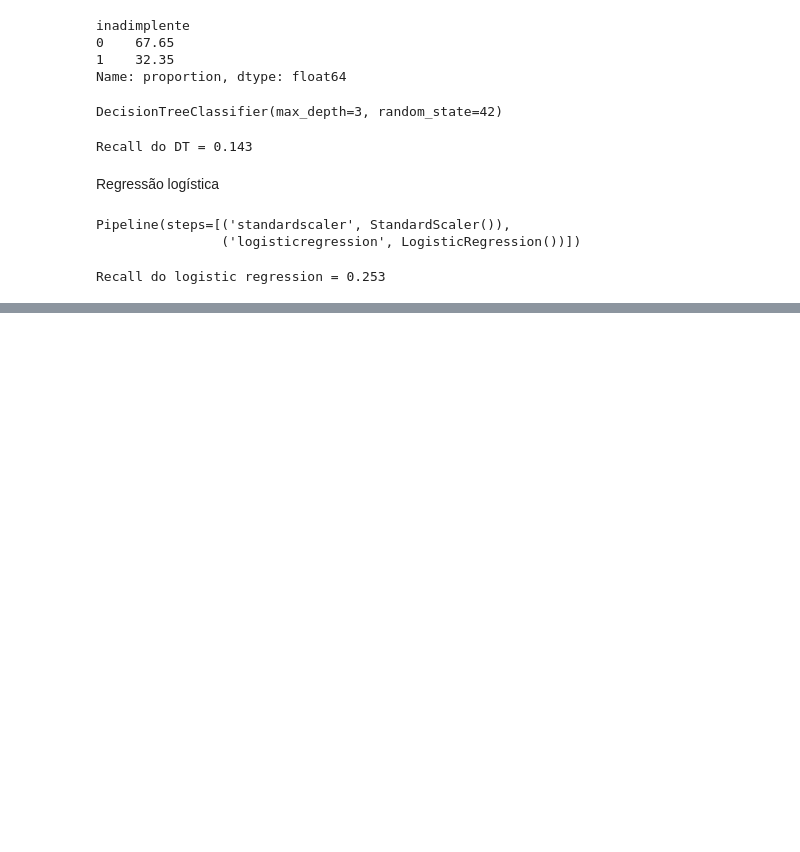
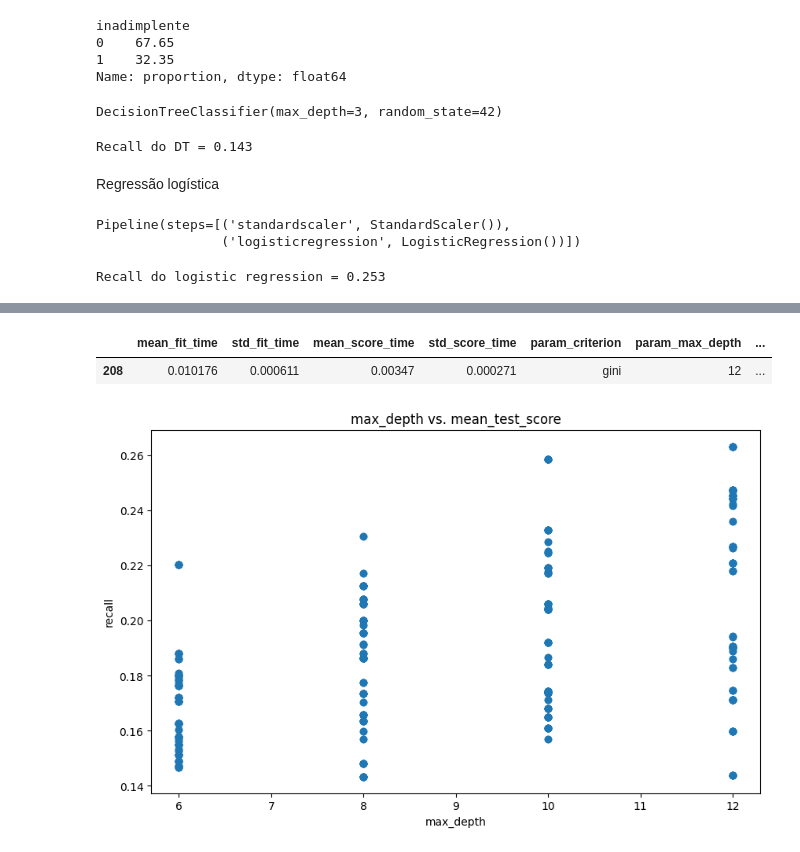
Before and after one commit to Vagnerkrg/class-dados-com-ml, a Jupyter notebook: otimizacao_modelos.ipynb, the cells around one changed output, grey strips where cells are left out. Saved outputs shown, nothing was run; the diff lists cells and outputs as text; code cells hidden in the pictures; blank space fills up the shorter version.

```diff
--- a/otimizacao_modelos.ipynb
+++ b/otimizacao_modelos.ipynb
@@ -114,0 +294,6 @@ Recall do logistic regression = 0.253
+# %%
+# Armazena a tabela com todos os resultados e métricas da validação cruzada em uma nova variável chamada 'df_cv_results_dt'
+df_cv_results_dt = pd.DataFrame(dt_grid_search.cv_results_)
+
+# Exibe as 5 primeiras linhas dessa tabela para analisar os tempos de execução e os scores de cada combinação testada
+df_cv_results_dt.head()
@@ -114,0 +307,32 @@ Recall do logistic regression = 0.253
+# %%
+# Localiza e exibe especificamente a linha da tabela que corresponde ao índice do melhor modelo encontrado pelo Grid Search
+df_cv_results_dt.loc[[dt_grid_search.best_index_]]
+# %% [output]
+|  | mean_fit_time | std_fit_time | mean_score_time | std_score_time | param_criterion | param_max_depth | ... |
+| 208 | 0.010176 | 0.000611 | 0.00347 | 0.000271 | gini | 12 | ... |
+# %%
+# Importa a biblioteca de visualização de gráficos matplotlib.pyplot
+import matplotlib.pyplot as plt
+
+# Configura o tamanho da janela do gráfico para 10 de largura por 6 de altura
+plt.figure(figsize=(10, 6))
+
+# Cria um gráfico de dispersão (scatter plot) cruzando os valores testados de max_depth com as respectivas médias de recall obtidas
+plt.scatter(
+    df_cv_results_dt['param_max_depth'],
+    df_cv_results_dt['mean_test_score'],
+)
+
+# Define o título principal no topo do gráfico indicando as duas variáveis analisadas
+plt.title('max_depth vs. mean_test_score')
+
+# Configura o nome do eixo horizontal (X) para representar a profundidade máxima da árvore
+plt.xlabel('max_depth')
+
+# Configura o nome do eixo vertical (Y) para representar a métrica de recall
+plt.ylabel('recall')
+
+#  Renderiza e exibe o gráfico construído finalizado na tela do seu notebook
+plt.show()
+# %% [output]
+[figure, added]
```
Also changed, not shown: parts of 27 cells of this notebook.
